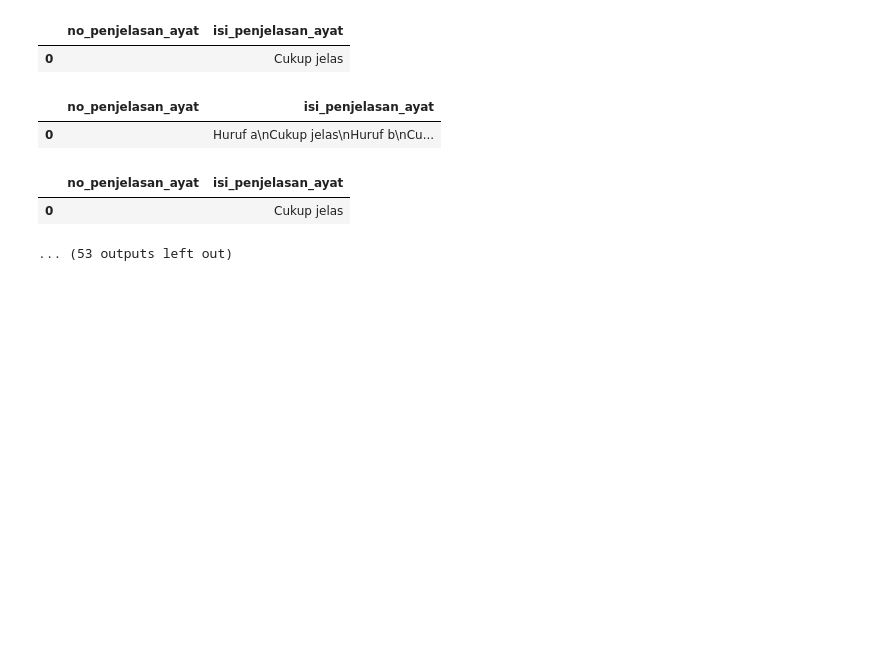
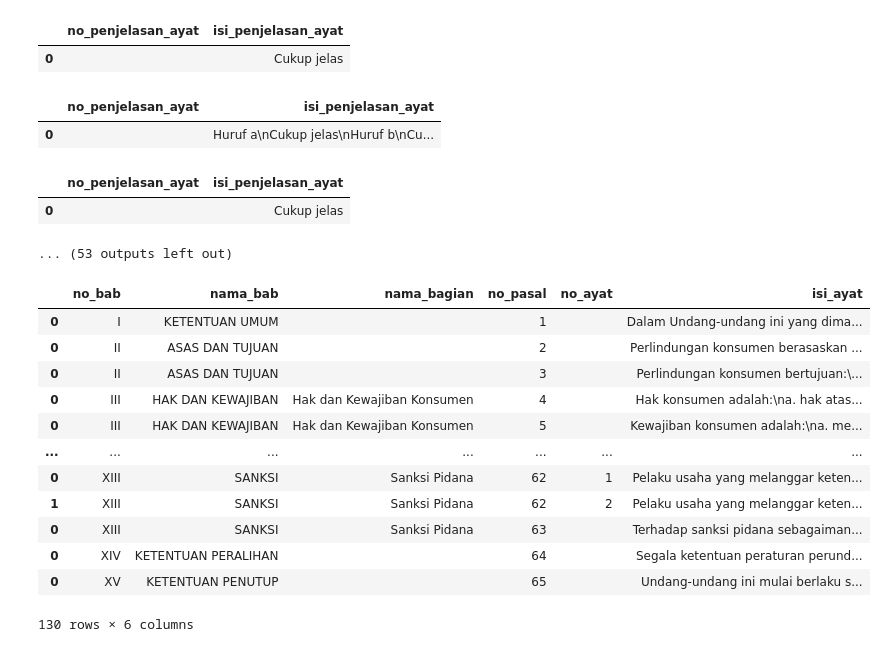
Before and after one commit to LemHS/TransformasiDataTextUU, a Jupyter notebook: uu8-1999.ipynb, the cells around one changed output. Cells and saved outputs as stored; diff of their text form; code cells hidden in the pictures; blank space fills up the shorter version.

Commit message:
Membuat iterasi untuk isi badan

```diff
--- a/uu8-1999.ipynb
+++ b/uu8-1999.ipynb
@@ -408,3 +408,43 @@ no_penjelasan_ayat, isi_penjelasan_ayat = ambil_penjelasan_ayat(df_penjelasan_pa
 df_penjelasan_ayat = {'no_penjelasan_ayat': no_penjelasan_ayat, 'isi_penjelasan_ayat': isi_penjelasan_ayat}
 # %%
 df_penjelasan_ayat = pd.DataFrame(df_penjelasan_ayat)
+# %%
+df_lst = []
+lst_no_bab, lst_nama_bab, lst_isi_bab = ambil_bab(badan)
+
+for i_bab, no_bab in enumerate(lst_no_bab):
+    nama_bab = lst_nama_bab[i_bab]
+    lst_nama_bagian, lst_isi_bagian = ambil_bagian(lst_isi_bab[i_bab])
+
+    for i_bagian, nama_bagian in enumerate(lst_nama_bagian):
+        lst_no_pasal, lst_isi_pasal = ambil_pasal(lst_isi_bagian[i_bagian])
+
+        for i_pasal, no_pasal in enumerate(lst_no_pasal):
+            lst_no_ayat, lst_isi_ayat = ambil_ayat(lst_isi_pasal[i_pasal])
+            df_ayat = pd.DataFrame()
+            df_ayat["no_ayat"] = lst_no_ayat
+            df_ayat["isi_ayat"] = lst_isi_ayat
+            df_ayat["no_bab"] = no_bab
+            df_ayat["nama_bab"] = nama_bab
+            df_ayat["nama_bagian"] = nama_bagian
+            df_ayat["no_pasal"] = no_pasal
+            df_lst.append(df_ayat)
+
+df = pd.concat(df_lst)
+df = df[["no_bab", "nama_bab", "nama_bagian", "no_pasal", "no_ayat", "isi_ayat"]]
+# %%
+df
+# %% [output]
+|  | no_bab | nama_bab | nama_bagian | no_pasal | no_ayat | isi_ayat |
+| 0 | I | KETENTUAN UMUM |  | 1 |  | Dalam Undang-undang ini yang dima... |
+| 0 | II | ASAS DAN TUJUAN |  | 2 |  | Perlindungan konsumen berasaskan ... |
+| 0 | II | ASAS DAN TUJUAN |  | 3 |  | Perlindungan konsumen bertujuan:\... |
+| 0 | III | HAK DAN KEWAJIBAN | Hak dan Kewajiban Konsumen | 4 |  | Hak konsumen adalah:\na. hak atas... |
+| 0 | III | HAK DAN KEWAJIBAN | Hak dan Kewajiban Konsumen | 5 |  | Kewajiban konsumen adalah:\na. me... |
+| ... | ... | ... | ... | ... | ... | ... |
+| 0 | XIII | SANKSI | Sanksi Pidana | 62 | 1 | Pelaku usaha yang melanggar keten... |
+| 1 | XIII | SANKSI | Sanksi Pidana | 62 | 2 | Pelaku usaha yang melanggar keten... |
+| 0 | XIII | SANKSI | Sanksi Pidana | 63 |  | Terhadap sanksi pidana sebagaiman... |
+| 0 | XIV | KETENTUAN PERALIHAN |  | 64 |  | Segala ketentuan peraturan perund... |
+| 0 | XV | KETENTUAN PENUTUP |  | 65 |  | Undang-undang ini mulai berlaku s... |
+130 rows × 6 columns
```
